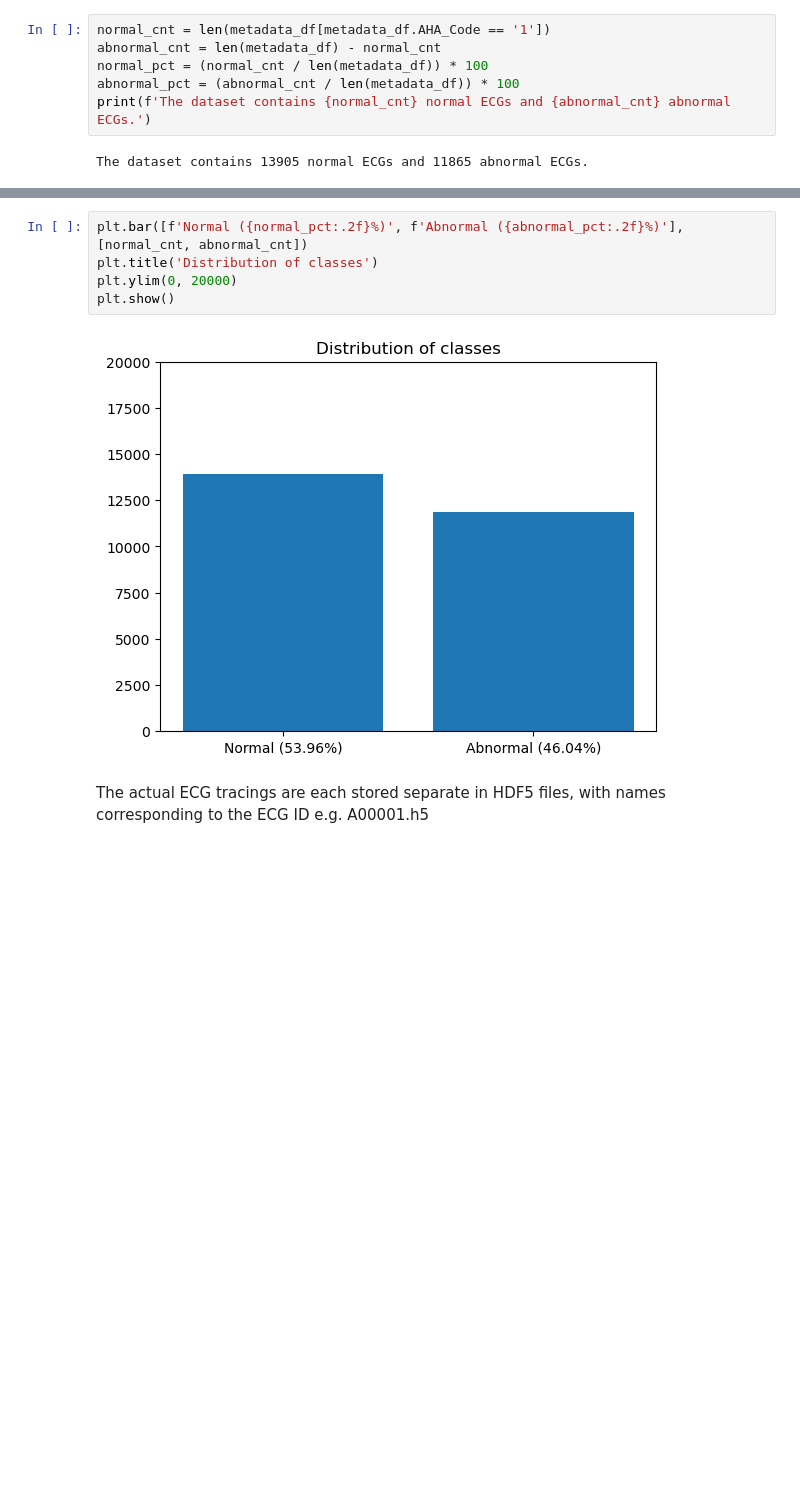
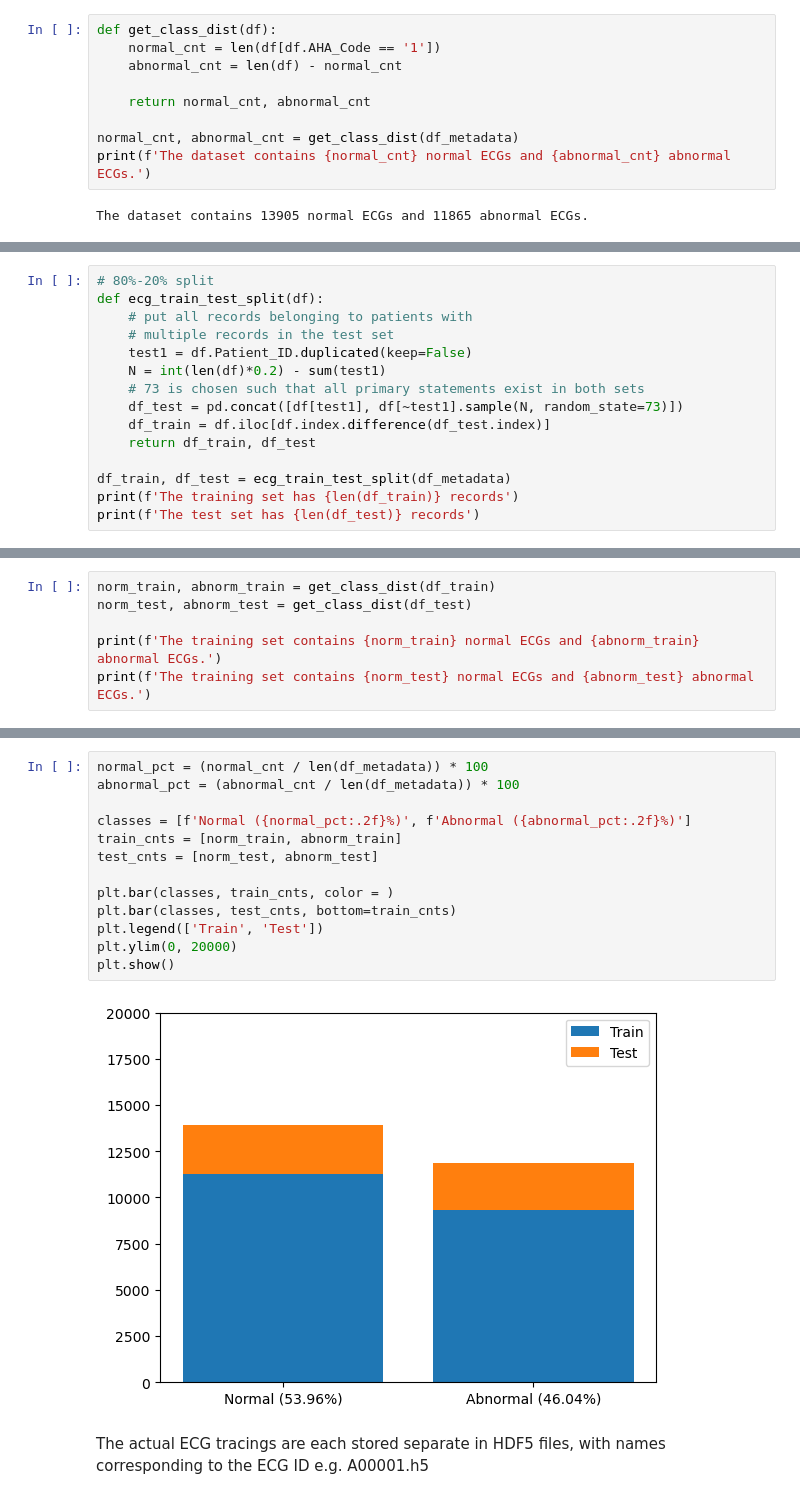
Before and after one commit to ethancavanaugh/ECGClassifier, a Jupyter notebook: notebooks/classification.ipynb, the cells around one changed output, grey strips where cells are left out. Drawn from its saved outputs; the diff is of its cells as text; blank space fills up the shorter version.

Commit message:
Adds data and evaluation visualizations to classification  notebook

```diff
--- a/notebooks/classification.ipynb
+++ b/notebooks/classification.ipynb
@@ -61,10 +62,13 @@ metadata_df.head(10)
 # %% [markdown]
 First, let's take a look at the distribution of classes within the dataset. It is quite balanced, with slightly more normal than abnormal ECGs. The group of abnormal ECGs is comprised of a wide variety of different diagnoses. The code below displays the counts of normal vs abnormal records.
 # %%
-normal_cnt = len(metadata_df[metadata_df.AHA_Code == '1'])
-abnormal_cnt = len(metadata_df) - normal_cnt
-normal_pct = (normal_cnt / len(metadata_df)) * 100
-abnormal_pct = (abnormal_cnt / len(metadata_df)) * 100
+def get_class_dist(df):
+    normal_cnt = len(df[df.AHA_Code == '1'])
+    abnormal_cnt = len(df) - normal_cnt
+
+    return normal_cnt, abnormal_cnt
+
+normal_cnt, abnormal_cnt = get_class_dist(df_metadata)
 print(f'The dataset contains {normal_cnt} normal ECGs and {abnormal_cnt} abnormal ECGs.')
 # %% [output]
 The dataset contains 13905 normal ECGs and 11865 abnormal ECGs.
@@ -70,0 +77,15 @@ The dataset contains 13905 normal ECGs and 11865 abnormal ECGs.
+# %%
+# 80%-20% split
+def ecg_train_test_split(df):
+    # put all records belonging to patients with
+    # multiple records in the test set
+    test1 = df.Patient_ID.duplicated(keep=False)
+    N = int(len(df)*0.2) - sum(test1)
+    # 73 is chosen such that all primary statements exist in both sets
+    df_test = pd.concat([df[test1], df[~test1].sample(N, random_state=73)])
+    df_train = df.iloc[df.index.difference(df_test.index)]
+    return df_train, df_test
+
+df_train, df_test = ecg_train_test_split(df_metadata)
+print(f'The training set has {len(df_train)} records')
+print(f'The test set has {len(df_test)} records')
@@ -70,0 +95,6 @@ The dataset contains 13905 normal ECGs and 11865 abnormal ECGs.
+# %%
+norm_train, abnorm_train = get_class_dist(df_train)
+norm_test, abnorm_test = get_class_dist(df_test)
+
+print(f'The training set contains {norm_train} normal ECGs and {abnorm_train} abnormal ECGs.')
+print(f'The training set contains {norm_test} normal ECGs and {abnorm_test} abnormal ECGs.')
@@ -71,10 +104,18 @@ The dataset contains 13905 normal ECGs and 11865 abnormal ECGs.
 # %%
-plt.bar([f'Normal ({normal_pct:.2f}%)', f'Abnormal ({abnormal_pct:.2f}%)'], [normal_cnt, abnormal_cnt])
-plt.title('Distribution of classes')
+normal_pct = (normal_cnt / len(df_metadata)) * 100
+abnormal_pct = (abnormal_cnt / len(df_metadata)) * 100
+
+classes = [f'Normal ({normal_pct:.2f}%)', f'Abnormal ({abnormal_pct:.2f}%)']
+train_cnts = [norm_train, abnorm_train]
+test_cnts = [norm_test, abnorm_test]
+
+plt.bar(classes, train_cnts, color = )
+plt.bar(classes, test_cnts, bottom=train_cnts)
+plt.legend(['Train', 'Test'])
 plt.ylim(0, 20000)
 plt.show()
 # %% [output]
-[figure, old version]
+[figure, new version]
 # %% [markdown]
 The actual ECG tracings are each stored separate in HDF5 files, with names corresponding to the ECG ID e.g. A00001.h5
 # %%
```
Also changed, not shown: parts of 12 cells of this notebook.
